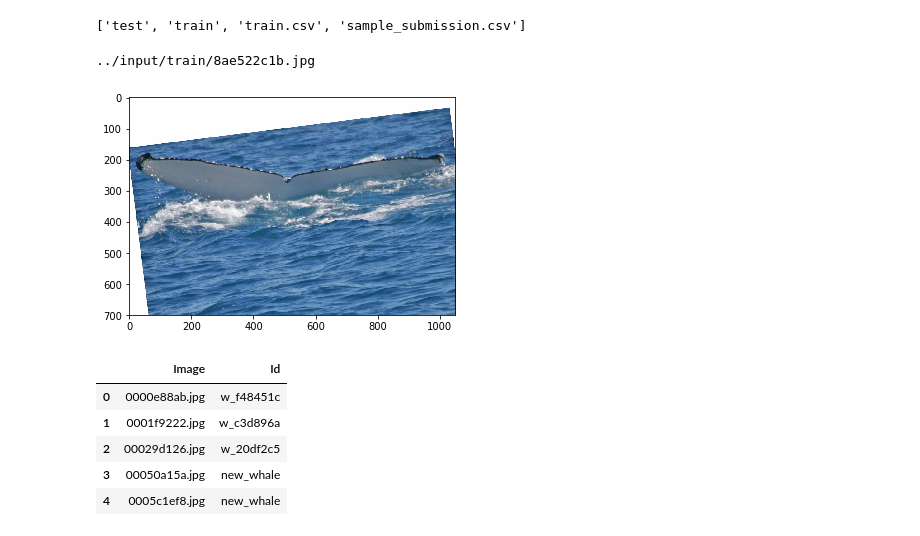
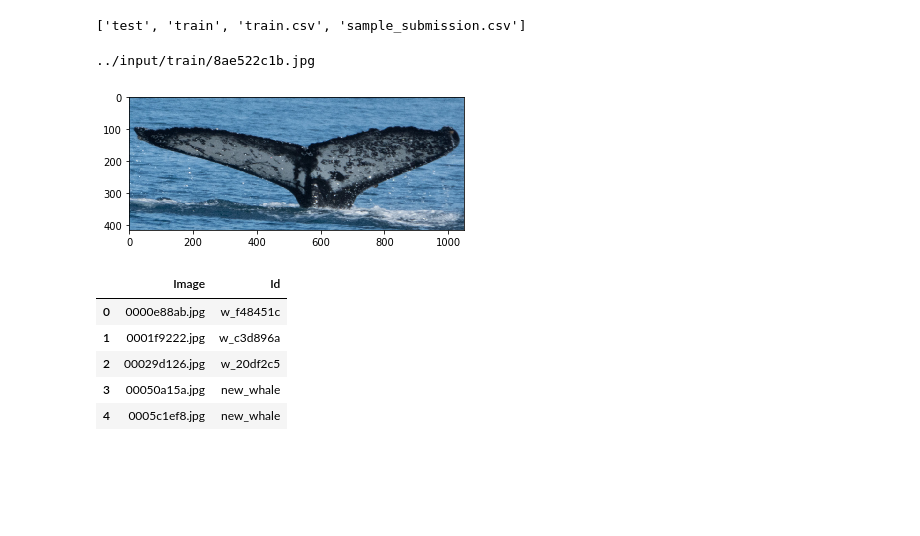
Before and after one commit to animeshseemendra/Whale-Identification, a Jupyter notebook: Whale_Identification.ipynb, the cells around one changed output. Drawn from its saved outputs; the diff is of its cells as text; code cells hidden in the pictures; blank space fills up the shorter version.

```diff
--- a/Whale_Identification.ipynb
+++ b/Whale_Identification.ipynb
@@ -21,14 +21,14 @@ Train = glob('../input/train/**/*', recursive=True)
 # %%
 print(Train[0])
 import cv2 #used for computer vision tasks such as reading image from file, changing color channels etc
 import matplotlib.pyplot as plt #for plotting various graph, images etc.
 def view_images(image): #function to view an image
     image_cv = cv2.imread(image) #reads an image
     plt.imshow(cv2.cvtColor(image_cv, cv2.COLOR_BGR2RGB)); #displays an image
-view_images(Train[52])
+view_images(Train[45])
 # %% [output]
 ../input/train/8ae522c1b.jpg
-[figure, old version]
+[figure, new version]
 # %%
 from IPython.display import display # Allows the use of display() for DataFrames
 Train_csv = pd.read_csv("../input/train.csv")
```
Also changed, not shown: parts of 2 cells of this notebook.
